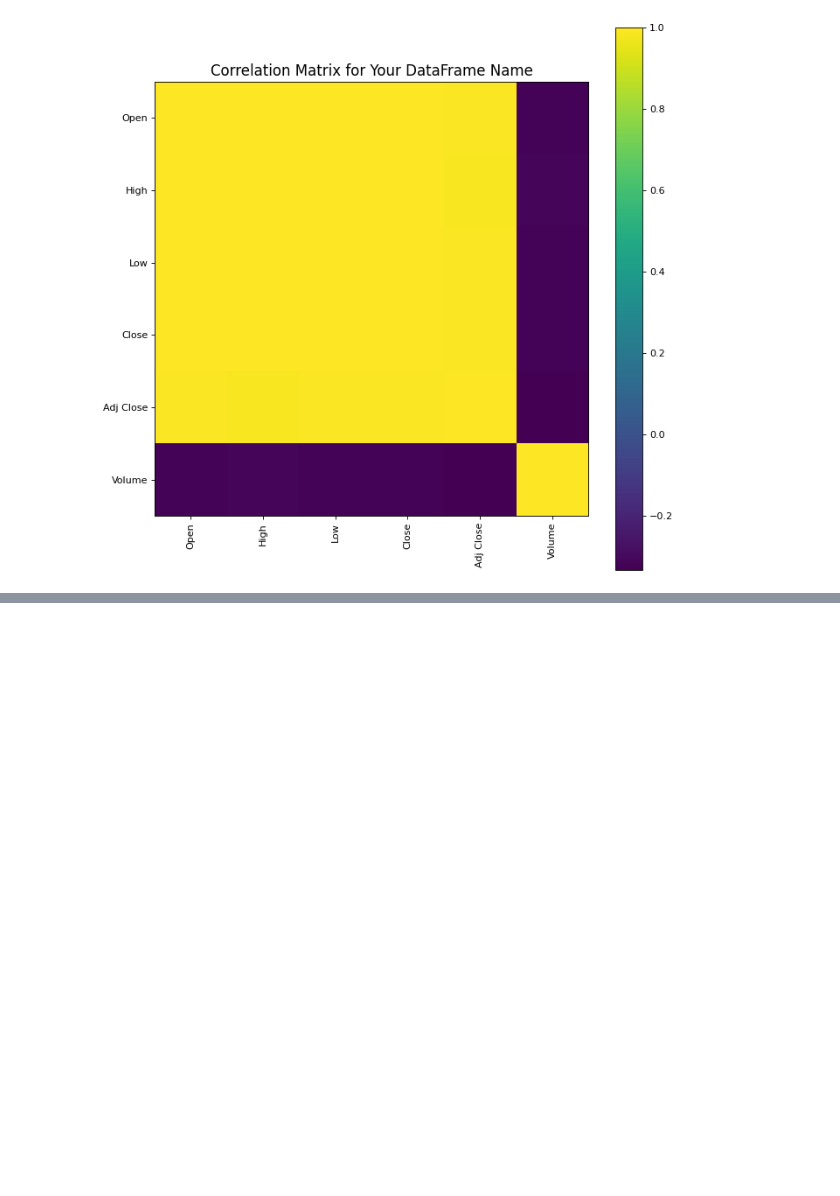
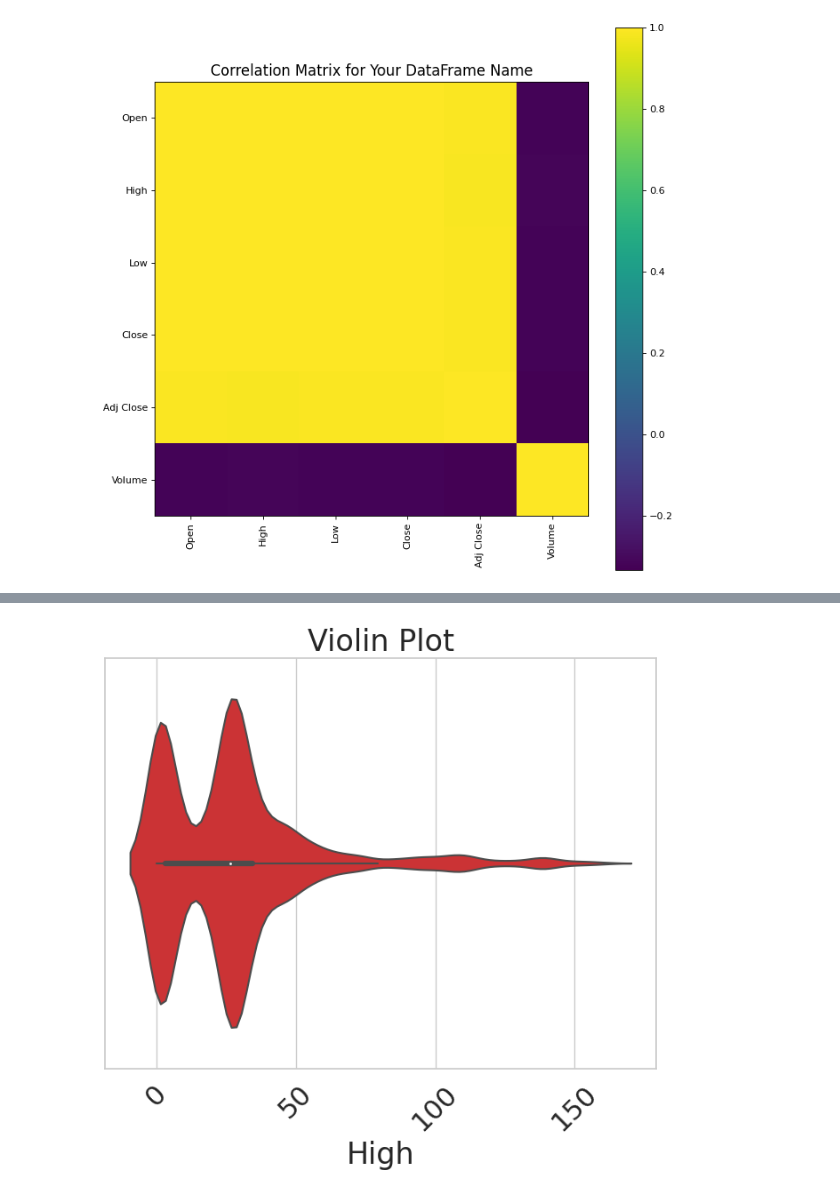
Before and after one commit to Agilgeorge/NM-PHASE-1, a Jupyter notebook: ADS_phase3.ipynb, the cells around one changed output, grey strips where cells are left out. Cells and saved outputs as stored; diff of their text form; code cells hidden in the pictures; blank space fills up the shorter version.

```diff
--- a/ADS_phase3.ipynb
+++ b/ADS_phase3.ipynb
@@ -118,0 +119,48 @@ plotScatterMatrix(df, plotSize, textSize)
+# %%
+import pandas as pd
+import matplotlib.pyplot as plt
+import numpy as np
+import seaborn as sns
+
+# Define the plotScatterMatrix function (your existing function)
+
+def plotScatterMatrix(df, plotSize, textSize):
+    # Select only numeric columns from the DataFrame
+    numeric_df = df.select_dtypes(include=[np.number])
+
+    # Drop columns with missing values
+    numeric_df = numeric_df.dropna('columns')
+
+    # Drop columns with only one unique value
+    numeric_df = numeric_df.loc[:, numeric_df.nunique() > 1]
+
+    # Limit the number of columns if there are more than 10
+    if numeric_df.shape[1] > 10:
+        numeric_df = numeric_df.iloc[:, :10]
+
+    # Create a scatter matrix plot using seaborn
+    plt.figure(figsize=(plotSize, plotSize))
+    sns.set(font_scale=textSize)
+    sns.set_style("whitegrid")
+    sns.pairplot(numeric_df, diag_kind='kde', kind='scatter', plot_kws={'alpha': 0.75})
+
+    # Add correlation coefficients to the upper triangle of the plot
+    corrs = numeric_df.corr().values
+    for i, j in zip(*np.triu_indices_from(corrs, k=1)):
+
+    plt.suptitle('Scatter and Density Plot')
+
+    plt.show()
+
+
+
+file_path = 'MSFT.csv'
+df = pd.read_csv(file_path)
+
+plt.figure(figsize=(8, 6))
+sns.violinplot(x=df['High'], palette="Set1")
+plt.title('Violin Plot')
+plt.xticks(rotation=45)
+plt.show()
+# %% [output]
+[figure, added]
```
Also changed, not shown: parts of 2 cells of this notebook.
